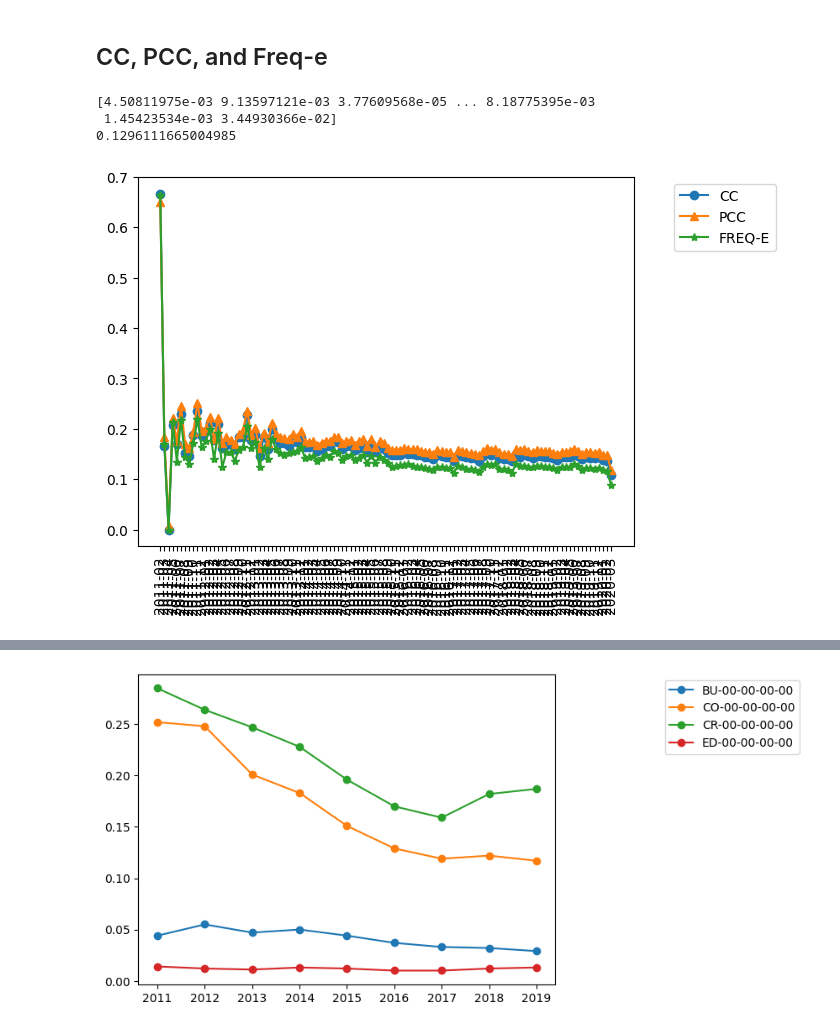
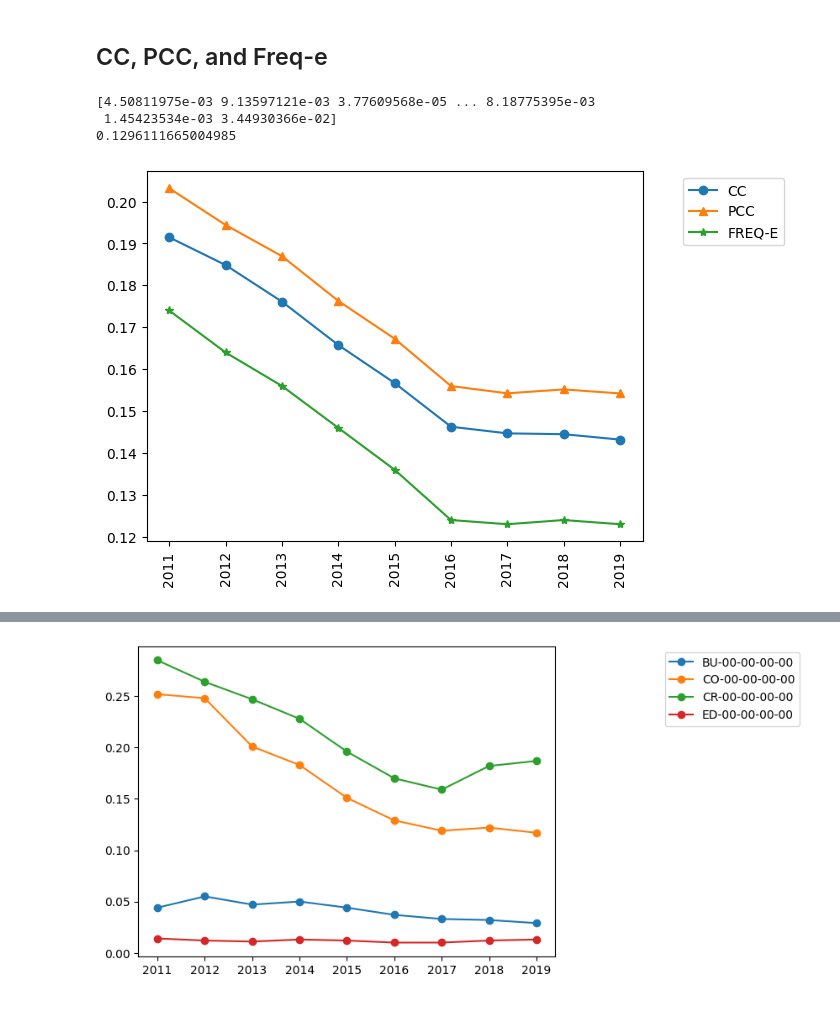
Before and after one commit to heeh/legal_advice, a Jupyter notebook: predictor.ipynb, the cells around one changed output, grey strips where cells are left out. Cells and saved outputs as stored; diff of their text form; code cells hidden in the pictures.

```diff
--- a/predictor.ipynb
+++ b/predictor.ipynb
@@ -391,6 +391,7 @@ def pretty(d, indent=0):
     print('------------------------------------')
 
 for doc in docs:
+    doc["all"] = "XXXX"
     doc["ymd"] = utc2ymd(doc["created_utc"])
     doc["year"] = utc2y(doc["created_utc"])
     doc["month"] = utc2m(doc["created_utc"])
@@ -875,23 +884,23 @@ def comp(test_cls):
 # %%
 from collections import Counter
 test_cls = "TR-00-00-00-00"
 print(soft_dict[test_cls])
 print(label_prior[test_cls])
 
 
-cc = CC("month", monthly_num_docs, hard_dict[test_cls])
-pcc = PCC("month", monthly_num_docs, soft_dict[test_cls])
-freq_e_result = FREQ_E("month", monthly_num_docs, soft_dict[test_cls], 0.5)
+cc = CC("year", num_docs, hard_dict[test_cls])
+pcc = PCC("year", num_docs, soft_dict[test_cls])
+freq_e_result = FREQ_E("year", num_docs, soft_dict[test_cls], 0.5)
 
 plotDict(cc, 90, "-o")
 plotDict(pcc, 90, "-^")
 plotDict(freq_e_result, 90, "-*")
 
 plt.legend(["CC", "PCC", "FREQ-E"], bbox_to_anchor=(1.3, 1), loc='upper right', ncol=1)
 #plt.legend(class_list,loc=1, prop={'size': 6})
 plt.show()
 # %% [output]
 [4.50811975e-03 9.13597121e-03 3.77609568e-05 ... 8.18775395e-03
  1.45423534e-03 3.44930366e-02]
 0.1296111665004985
-[figure, old version]
+[figure, new version]
```
Also changed, not shown: parts of 9 cells of this notebook, 10 other files.
